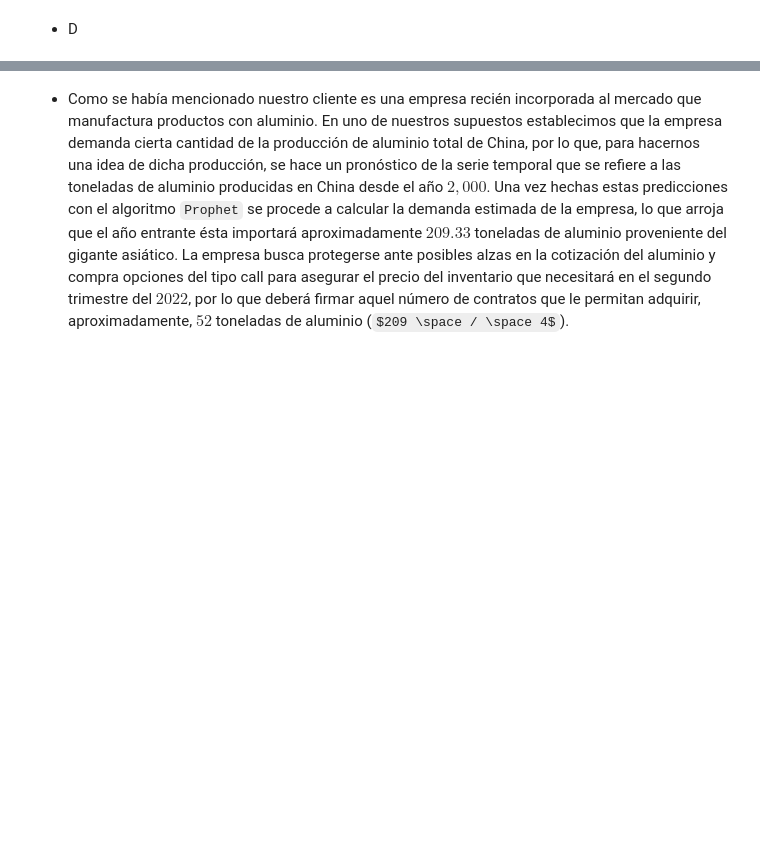
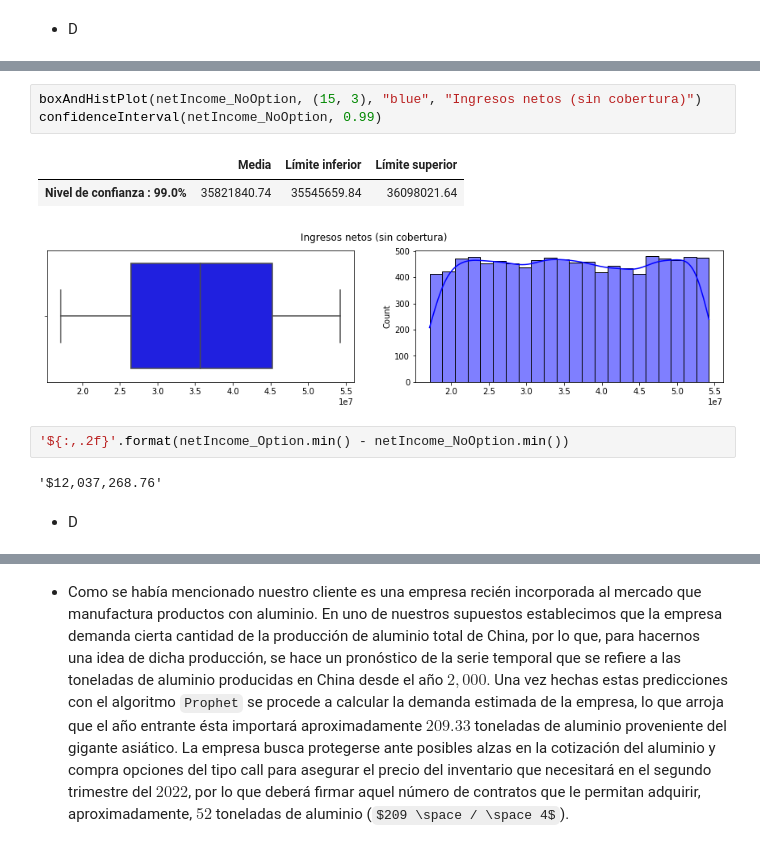
Before and after one commit to diegolazareno/Examen3_SPF, a Jupyter notebook: Examen_Tema3_DALopez.ipynb, the cells around one changed output, grey strips where cells are left out. Cells and saved outputs as stored; diff of their text form; some formulas as TeX source; blank space fills up the shorter version.

```diff
--- a/Examen_Tema3_DALopez.ipynb
+++ b/Examen_Tema3_DALopez.ipynb
@@ -620,3 +652,16 @@ results1DF[["ST > B", "K > ST", "¿Se ejerce la opción?"] + cols]
+# %%
+boxAndHistPlot(netIncome_NoOption, (15, 3), "blue", "Ingresos netos (sin cobertura)")
+confidenceInterval(netIncome_NoOption, 0.99)
+# %% [output]
+|  | Media | Límite inferior | Límite superior |
+| Nivel de confianza : 99.0% | 35821840.74 | 35545659.84 | 36098021.64 |
+[figure, added]
+# %%
+'${:,.2f}'.format(netIncome_Option.min() - netIncome_NoOption.min())
+# %% [output]
+'$12,037,268.76'
+# %% [markdown]
++ D
 # %% [markdown]
 ## Cliente 2
 
```
Also changed, not shown: parts of 23 cells of this notebook.
